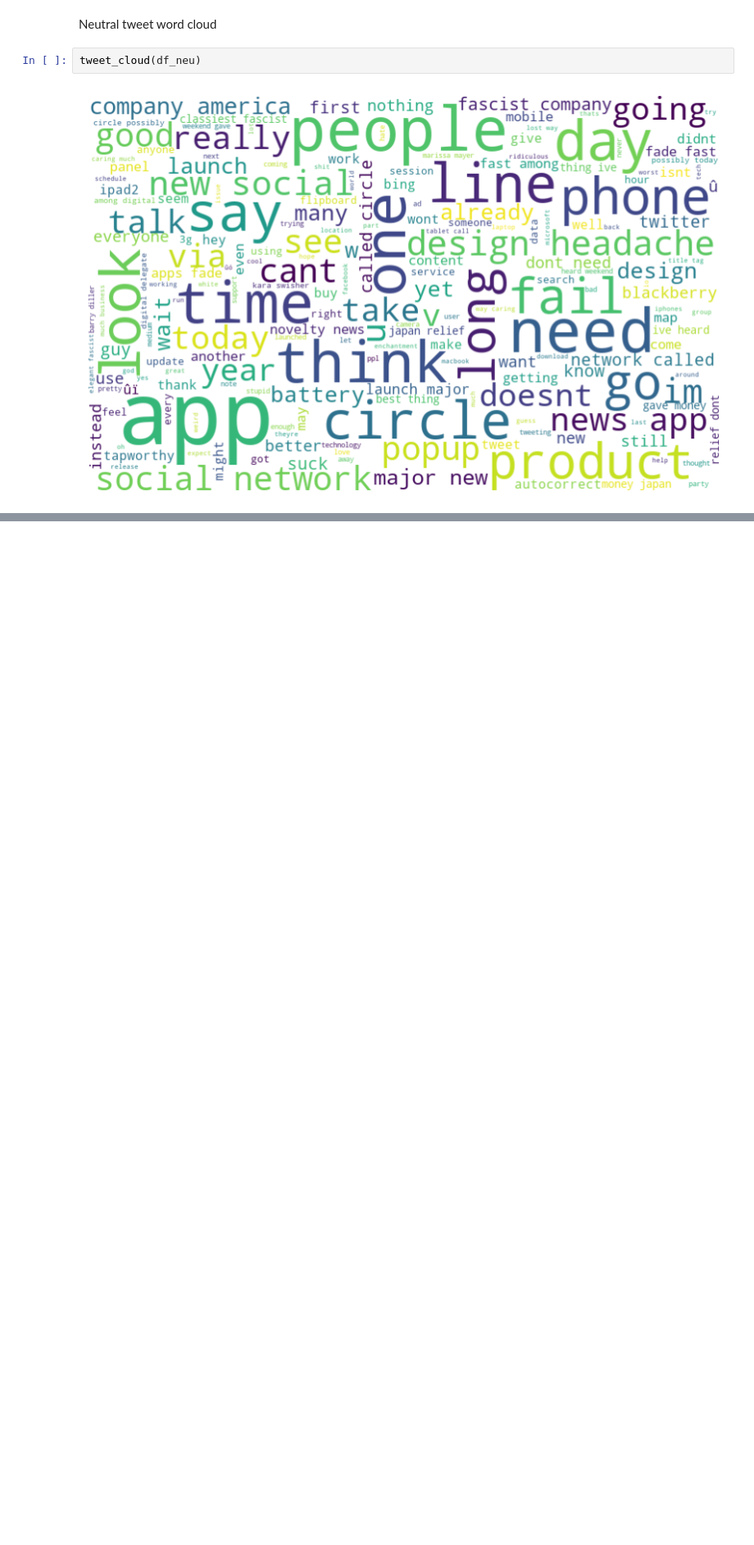
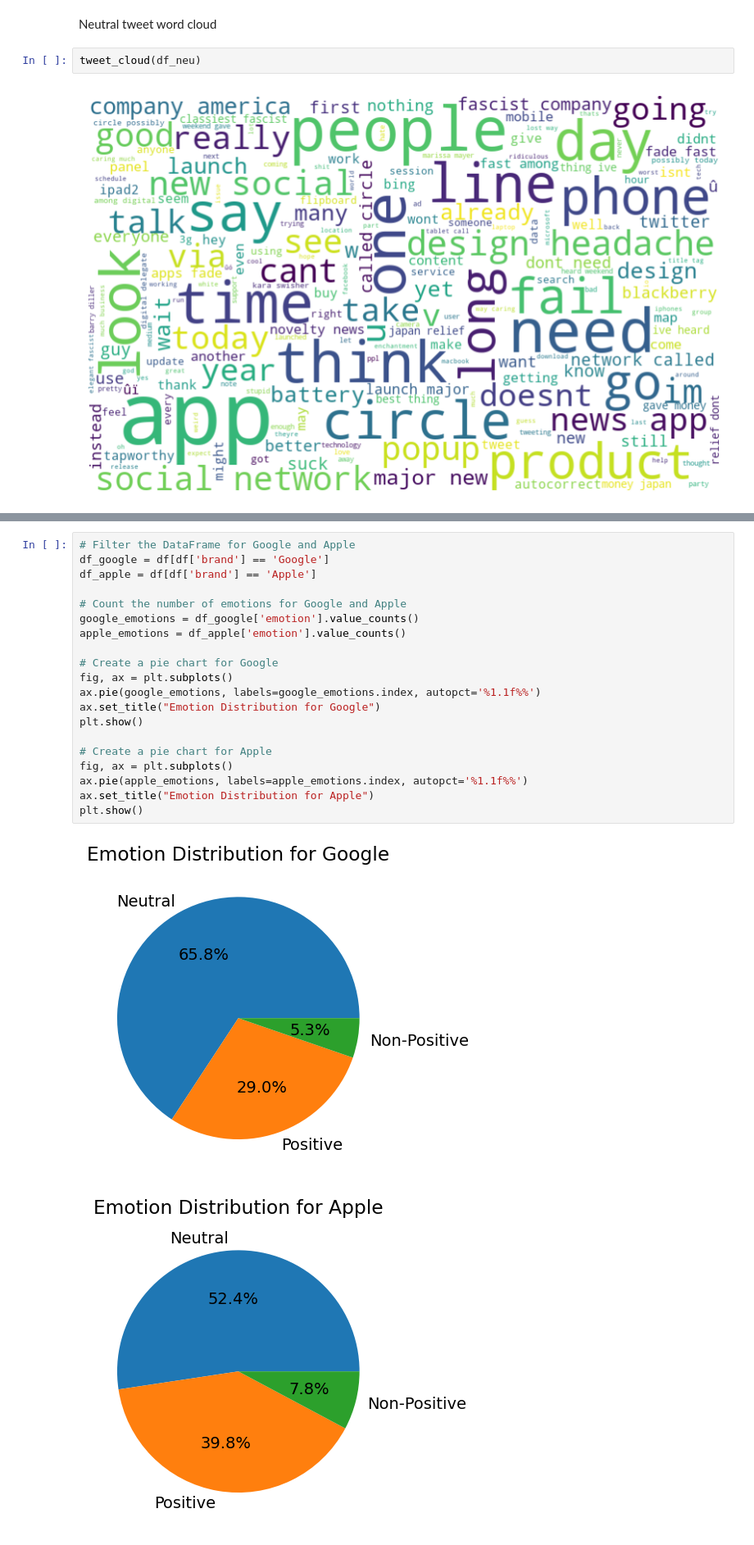
Before and after one commit to bizzfuzz/dsc-phase-4-project, a Jupyter notebook: Tweet.ipynb, the cells around one changed output, grey strips where cells are left out. Shown at 82% size. Drawn from its saved outputs; the diff is of its cells as text; blank space fills up the shorter version.

Commit message:
reinstated Tabitha's pie chart

```diff
--- a/Tweet.ipynb
+++ b/Tweet.ipynb
@@ -538,0 +541,23 @@ tweet_cloud(df_neu)
+# %%
+# Filter the DataFrame for Google and Apple
+df_google = df[df['brand'] == 'Google']
+df_apple = df[df['brand'] == 'Apple']
+
+# Count the number of emotions for Google and Apple
+google_emotions = df_google['emotion'].value_counts()
+apple_emotions = df_apple['emotion'].value_counts()
+
+# Create a pie chart for Google
+fig, ax = plt.subplots()
+ax.pie(google_emotions, labels=google_emotions.index, autopct='%1.1f%%')
+ax.set_title("Emotion Distribution for Google")
+plt.show()
+
+# Create a pie chart for Apple
+fig, ax = plt.subplots()
+ax.pie(apple_emotions, labels=apple_emotions.index, autopct='%1.1f%%')
+ax.set_title("Emotion Distribution for Apple")
+plt.show()
+# %% [output]
+[figure, added]
+[figure, added]
```
Also changed, not shown: parts of 1 cell of this notebook.
